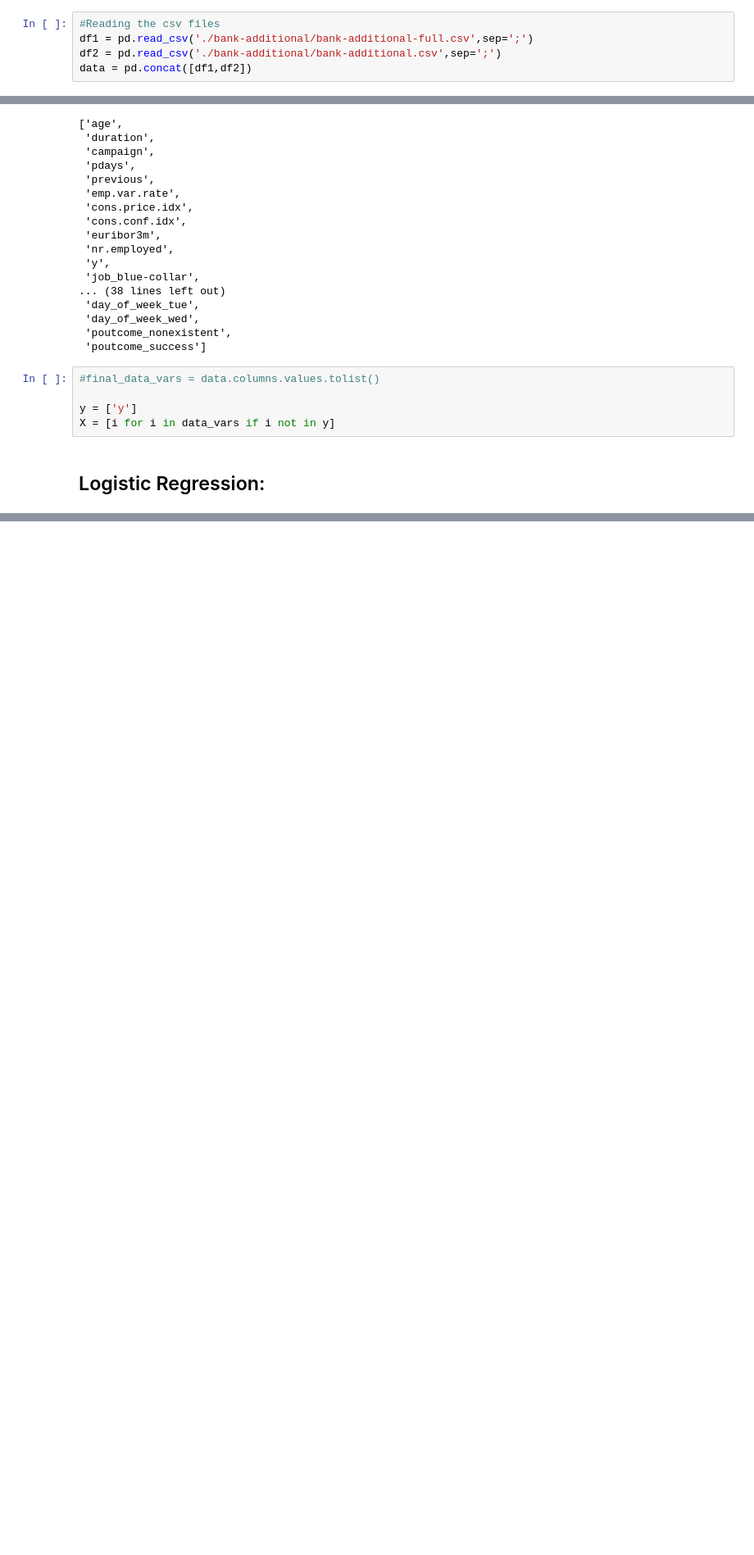
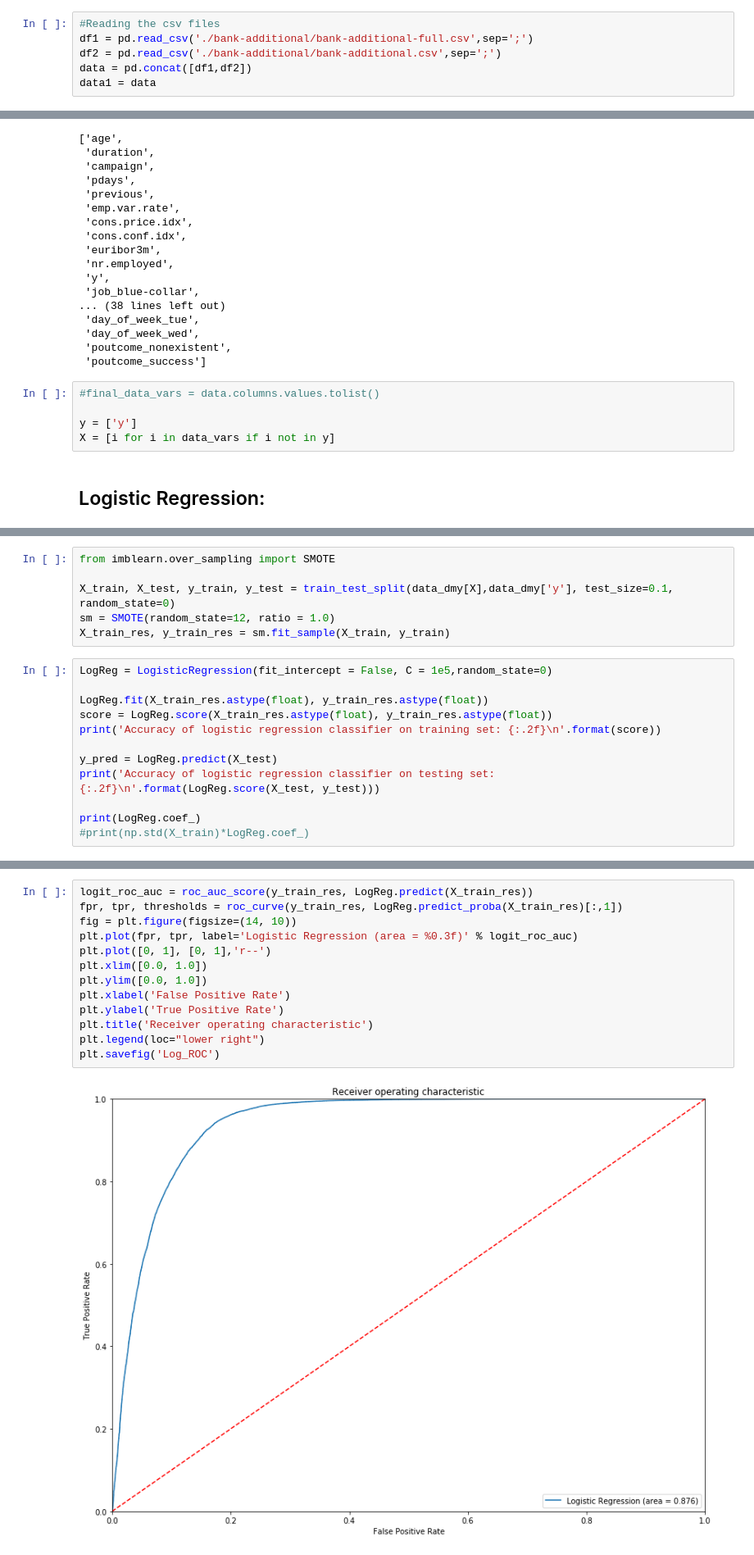
Before and after one commit to samliustats/Datacamp, a Jupyter notebook: bank/Bank_Market-untouched-data.ipynb, the cells around one changed output, grey strips where cells are left out. Shown at 82% size. Drawn from its saved outputs; the diff is of its cells as text; blank space fills up the shorter version.

Commit message:
Bank marketing original data

```diff
--- a/bank/Bank_Market-untouched-data.ipynb
+++ b/bank/Bank_Market-untouched-data.ipynb
@@ -23,6 +23,7 @@ from sklearn.metrics import roc_curve
 df1 = pd.read_csv('./bank-additional/bank-additional-full.csv',sep=';')
 df2 = pd.read_csv('./bank-additional/bank-additional.csv',sep=';')
 data = pd.concat([df1,df2])
+data1 = data
 # %%
 data.info()
 # %% [output]
@@ -208,0 +194,18 @@ avg / total       0.90      0.91      0.90      4531
+# %%
+from imblearn.over_sampling import SMOTE
+
+X_train, X_test, y_train, y_test = train_test_split(data_dmy[X],data_dmy['y'], test_size=0.1, random_state=0)
+sm = SMOTE(random_state=12, ratio = 1.0)
+X_train_res, y_train_res = sm.fit_sample(X_train, y_train)
+# %%
+LogReg = LogisticRegression(fit_intercept = False, C = 1e5,random_state=0)
+
+LogReg.fit(X_train_res.astype(float), y_train_res.astype(float))
+score = LogReg.score(X_train_res.astype(float), y_train_res.astype(float))
+print('Accuracy of logistic regression classifier on training set: {:.2f}\n'.format(score))
+
+y_pred = LogReg.predict(X_test)
+print('Accuracy of logistic regression classifier on testing set: {:.2f}\n'.format(LogReg.score(X_test, y_test)))
+
+print(LogReg.coef_)
+#print(np.std(X_train)*LogReg.coef_)
@@ -208,0 +231,15 @@ avg / total       0.90      0.91      0.90      4531
+# %%
+logit_roc_auc = roc_auc_score(y_train_res, LogReg.predict(X_train_res))
+fpr, tpr, thresholds = roc_curve(y_train_res, LogReg.predict_proba(X_train_res)[:,1])
+fig = plt.figure(figsize=(14, 10))
+plt.plot(fpr, tpr, label='Logistic Regression (area = %0.3f)' % logit_roc_auc)
+plt.plot([0, 1], [0, 1],'r--')
+plt.xlim([0.0, 1.0])
+plt.ylim([0.0, 1.0])
+plt.xlabel('False Positive Rate')
+plt.ylabel('True Positive Rate')
+plt.title('Receiver operating characteristic')
+plt.legend(loc="lower right")
+plt.savefig('Log_ROC')
+# %% [output]
+[figure, added]
```
Also changed, not shown: parts of 10 cells of this notebook.
